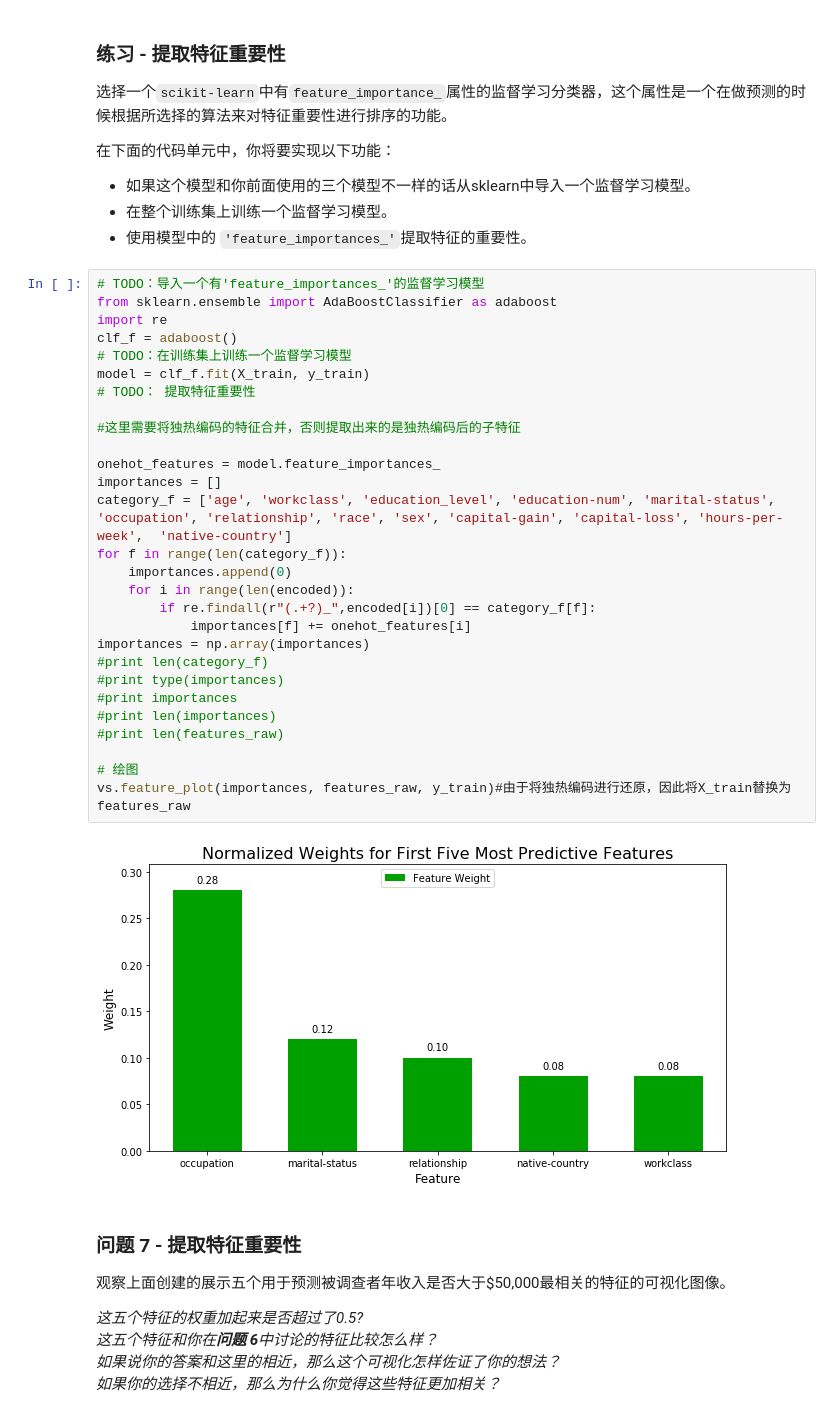
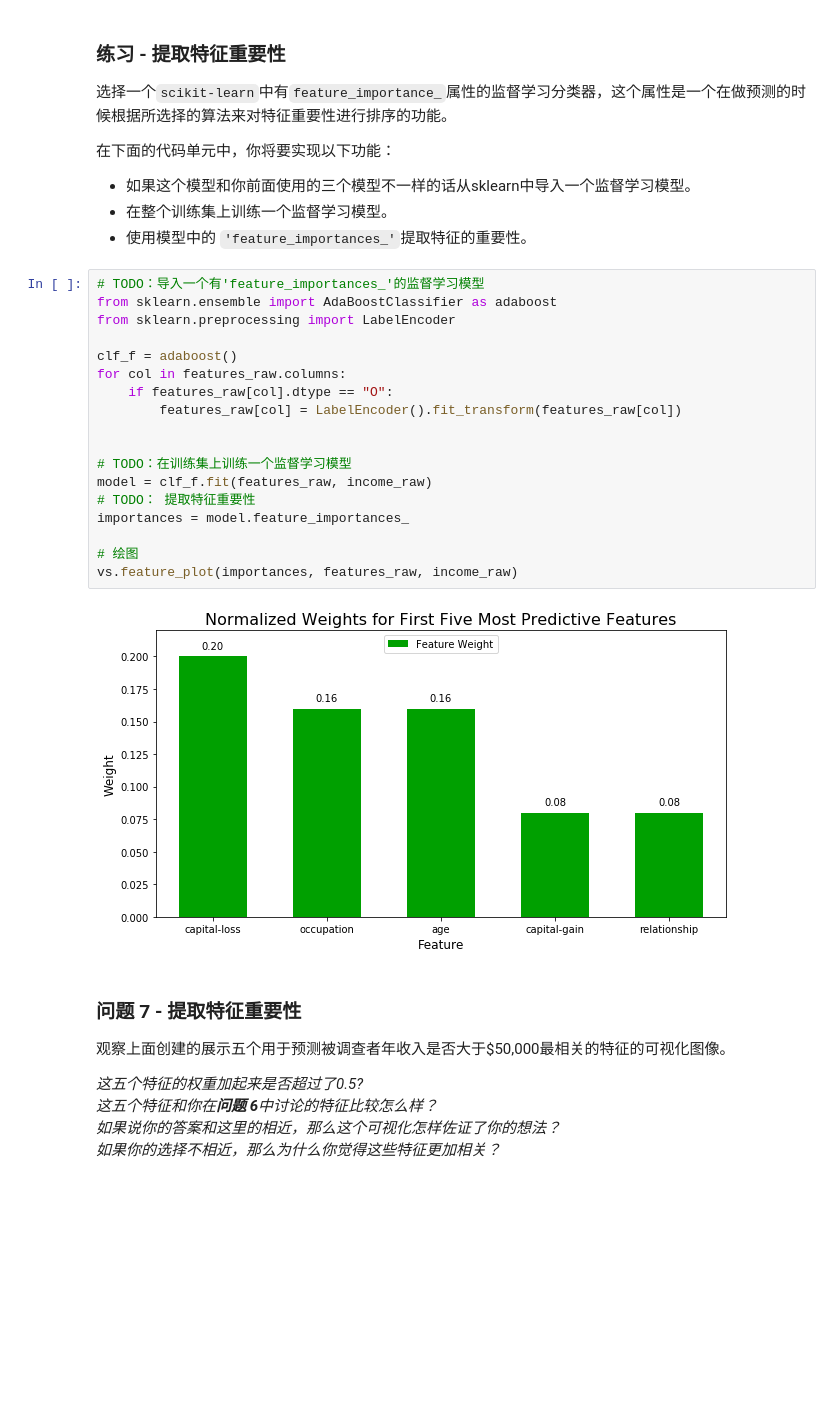
Before and after one commit to sethlsx/finding_donors, a Jupyter notebook: finding_donors.ipynb, the cells around one changed output. Saved outputs shown, nothing was run; the diff lists cells and outputs as text; blank space fills up the shorter version.

```diff
--- a/finding_donors.ipynb
+++ b/finding_donors.ipynb
@@ -577,36 +597,26 @@ _在这十三个记录中，你认为哪五个特征对于预测是最重要的
  - 如果这个模型和你前面使用的三个模型不一样的话从sklearn中导入一个监督学习模型。
  - 在整个训练集上训练一个监督学习模型。
  - 使用模型中的 `'feature_importances_'`提取特征的重要性。
-# %%
-# TODO：导入一个有'feature_importances_'的监督学习模型
-from sklearn.ensemble import AdaBoostClassifier as adaboost
-import re
-clf_f = adaboost()
-# TODO：在训练集上训练一个监督学习模型
-model = clf_f.fit(X_train, y_train)
-# TODO： 提取特征重要性
-
-#这里需要将独热编码的特征合并，否则提取出来的是独热编码后的子特征
-
-onehot_features = model.feature_importances_
-importances = []
-category_f = ['age', 'workclass', 'education_level', 'education-num', 'marital-status', 'occupation', 'relationship', 'race', 'sex', 'capital-gain', 'capital-loss', 'hours-per-week',  'native-country']
-for f in range(len(category_f)):
-    importances.append(0)
-    for i in range(len(encoded)):
-        if re.findall(r"(.+?)_",encoded[i])[0] == category_f[f]:
-            importances[f] += onehot_features[i]
-importances = np.array(importances)
-#print len(category_f)
-#print type(importances)
-#print importances
-#print len(importances)
-#print len(features_raw)
-
-# 绘图
-vs.feature_plot(importances, features_raw, y_train)#由于将独热编码进行还原，因此将X_train替换为features_raw
-# %% [output]
-[figure, removed]
+# %%
+# TODO：导入一个有'feature_importances_'的监督学习模型
+from sklearn.ensemble import AdaBoostClassifier as adaboost
+from sklearn.preprocessing import LabelEncoder
+
+clf_f = adaboost()
+for col in features_raw.columns:
+    if features_raw[col].dtype == "O":
+        features_raw[col] = LabelEncoder().fit_transform(features_raw[col])
+
+
+# TODO：在训练集上训练一个监督学习模型
+model = clf_f.fit(features_raw, income_raw)
+# TODO： 提取特征重要性
+importances = model.feature_importances_
+
+# 绘图
+vs.feature_plot(importances, features_raw, income_raw)
+# %% [output]
+[figure, added]
 # %% [markdown]
 ### 问题 7 - 提取特征重要性
 观察上面创建的展示五个用于预测被调查者年收入是否大于\$50,000最相关的特征的可视化图像。
```
Also changed, not shown: parts of 13 cells of this notebook, 1 other file.
